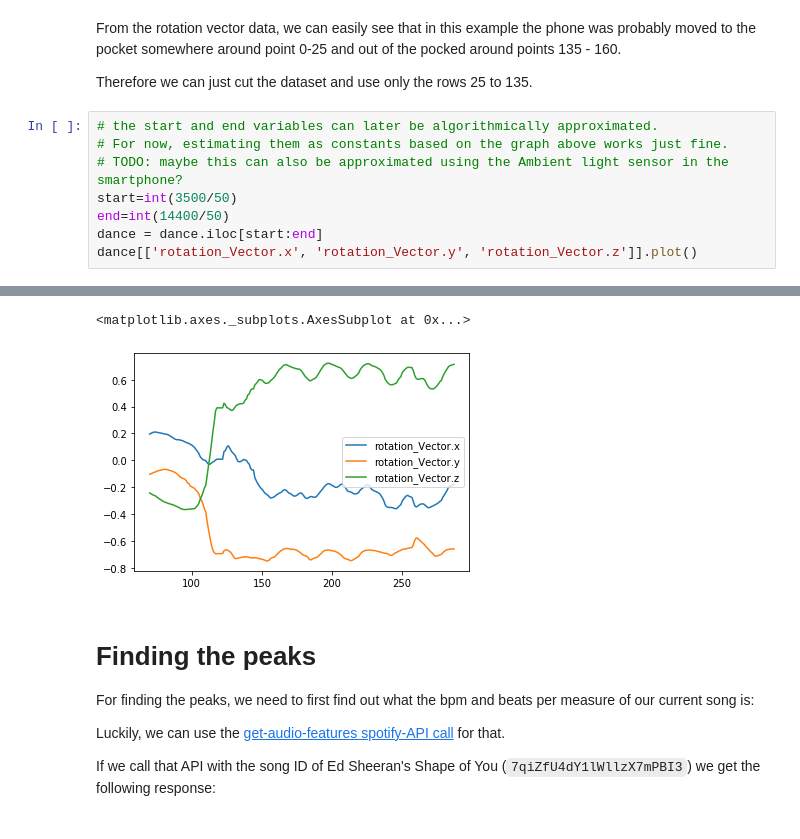
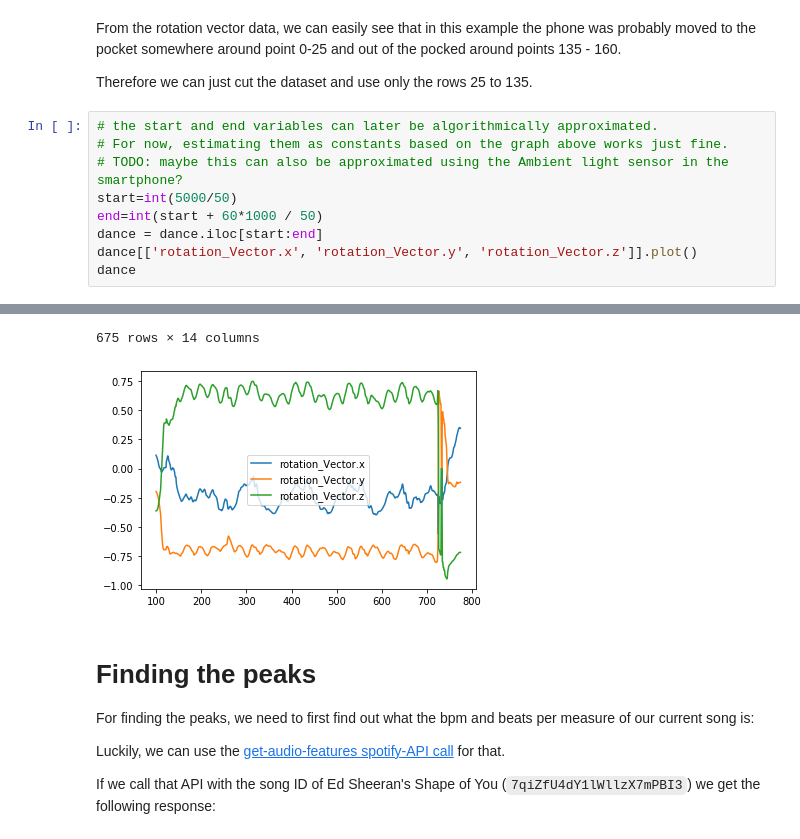
Before and after one commit to tuesd4y/music-enjoyment, a Jupyter notebook: analysis/notebooks/analysis.ipynb, the cells around one changed output, grey strips where cells are left out. Saved outputs shown, nothing was run; the diff lists cells and outputs as text.

```diff
--- a/analysis/notebooks/analysis.ipynb
+++ b/analysis/notebooks/analysis.ipynb
@@ -50,8 +64,9 @@ Therefore we can just cut the dataset and use only the rows 25 to 135.
 # the start and end variables can later be algorithmically approximated.
 # For now, estimating them as constants based on the graph above works just fine.
 # TODO: maybe this can also be approximated using the Ambient light sensor in the smartphone?
-start=int(3500/50)
-end=int(14400/50)
+start=int(5000/50)
+end=int(start + 60*1000 / 50)
 dance = dance.iloc[start:end]
 dance[['rotation_Vector.x', 'rotation_Vector.y', 'rotation_Vector.z']].plot()
+dance
 # %% [output]
@@ -58,5 +85,5 @@ dance[['rotation_Vector.x', 'rotation_Vector.y', 'rotation_Vector.z']].plot()
-<matplotlib.axes._subplots.AxesSubplot at 0x...>
+675 rows × 14 columns
-[figure, old version]
+[figure, new version]
 # %% [markdown]
 # Finding the peaks
 For finding the peaks, we need to first find out what the bpm and beats per measure of our current song is:
```
Also changed, not shown: parts of 8 cells of this notebook, 2 other files.
